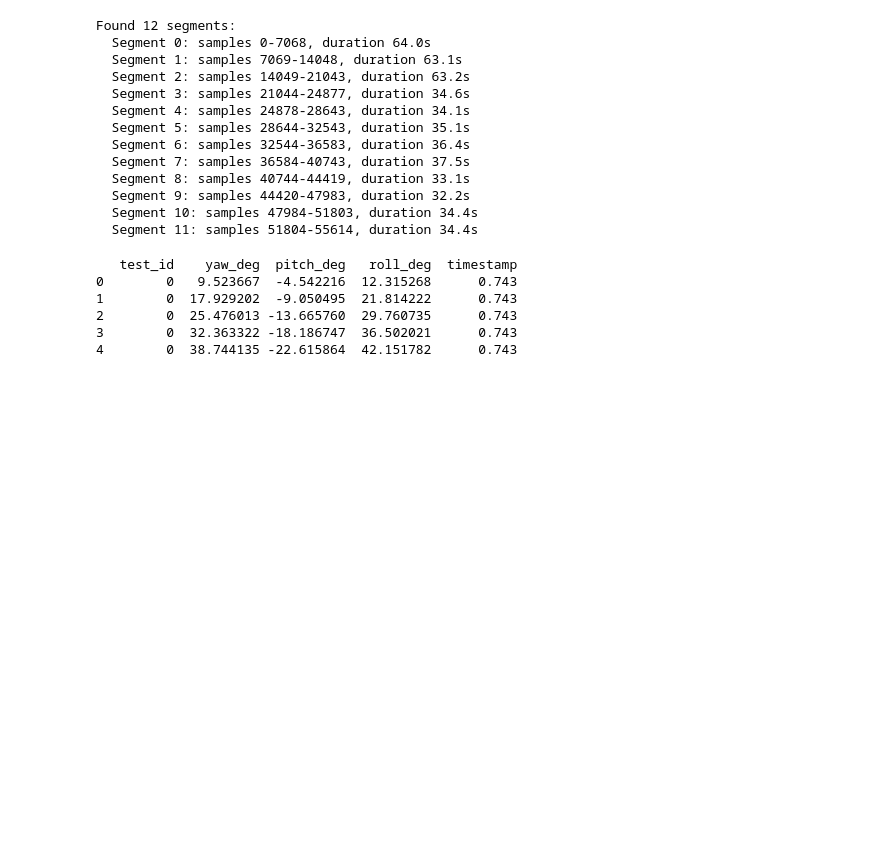
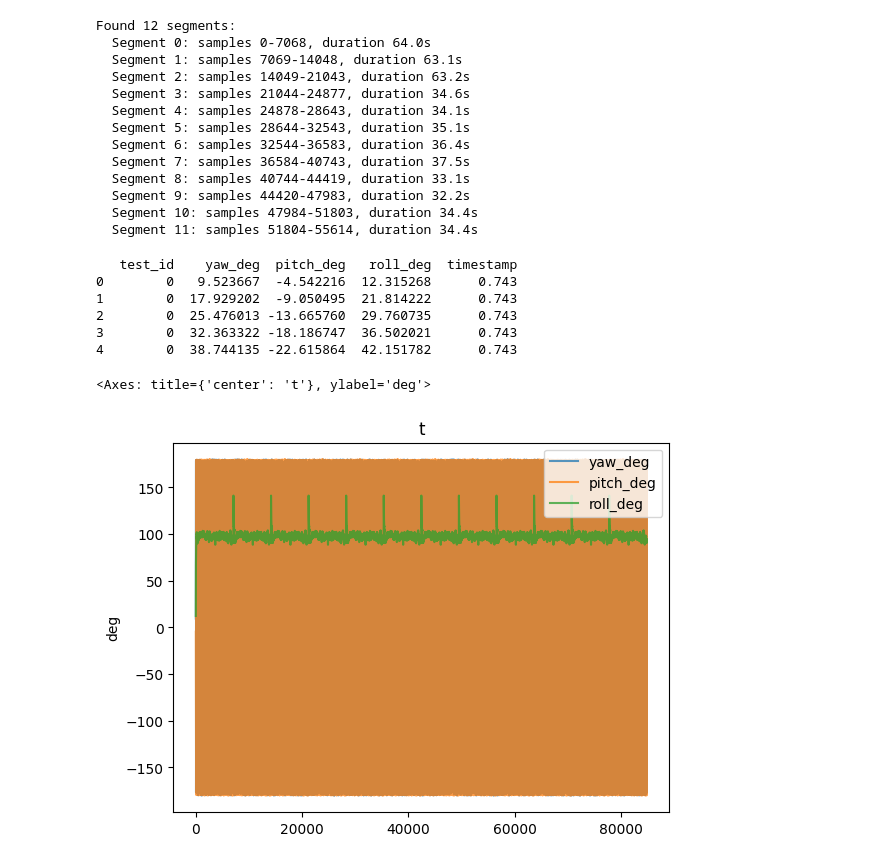
Before and after one commit to mfocka/temp, a Jupyter notebook: temp.ipynb, the cells around one changed output. Drawn from its saved outputs; the diff is of its cells as text; code cells hidden in the pictures; blank space fills up the shorter version.

```diff
--- a/temp.ipynb
+++ b/temp.ipynb
@@ -248,3 +248,8 @@ print(out_df.head())
 2        0  25.476013 -13.665760  29.760735      0.743
 3        0  32.363322 -18.186747  36.502021      0.743
 4        0  38.744135 -22.615864  42.151782      0.743
+# %%
+out_df.iloc[:, 1:-1].plot(ylabel='deg', title='t', alpha=0.75)
+# %% [output]
+<Axes: title={'center': 't'}, ylabel='deg'>
+[figure, added]
```
Also changed, not shown: parts of 2 cells of this notebook, 7 other files.
